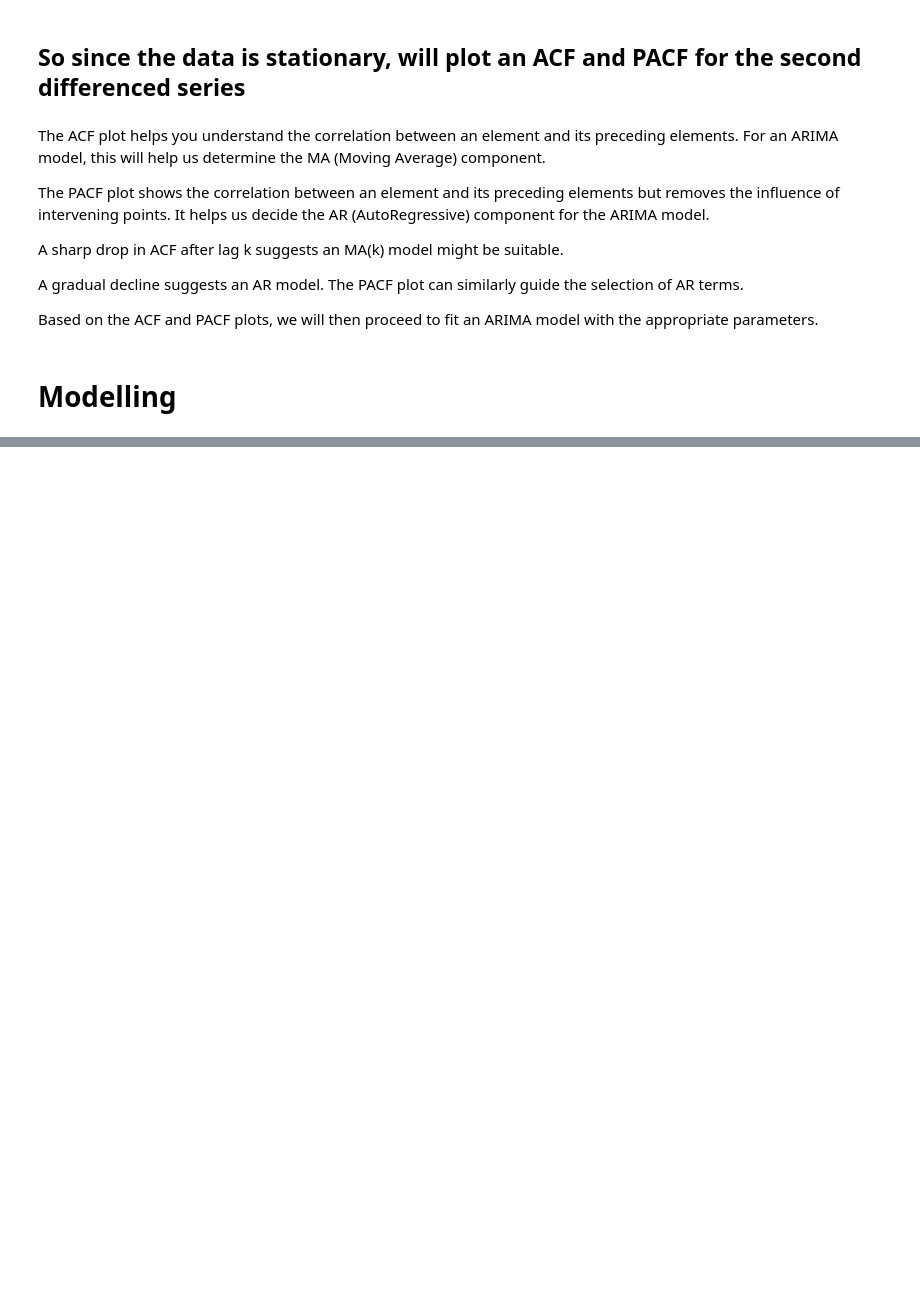
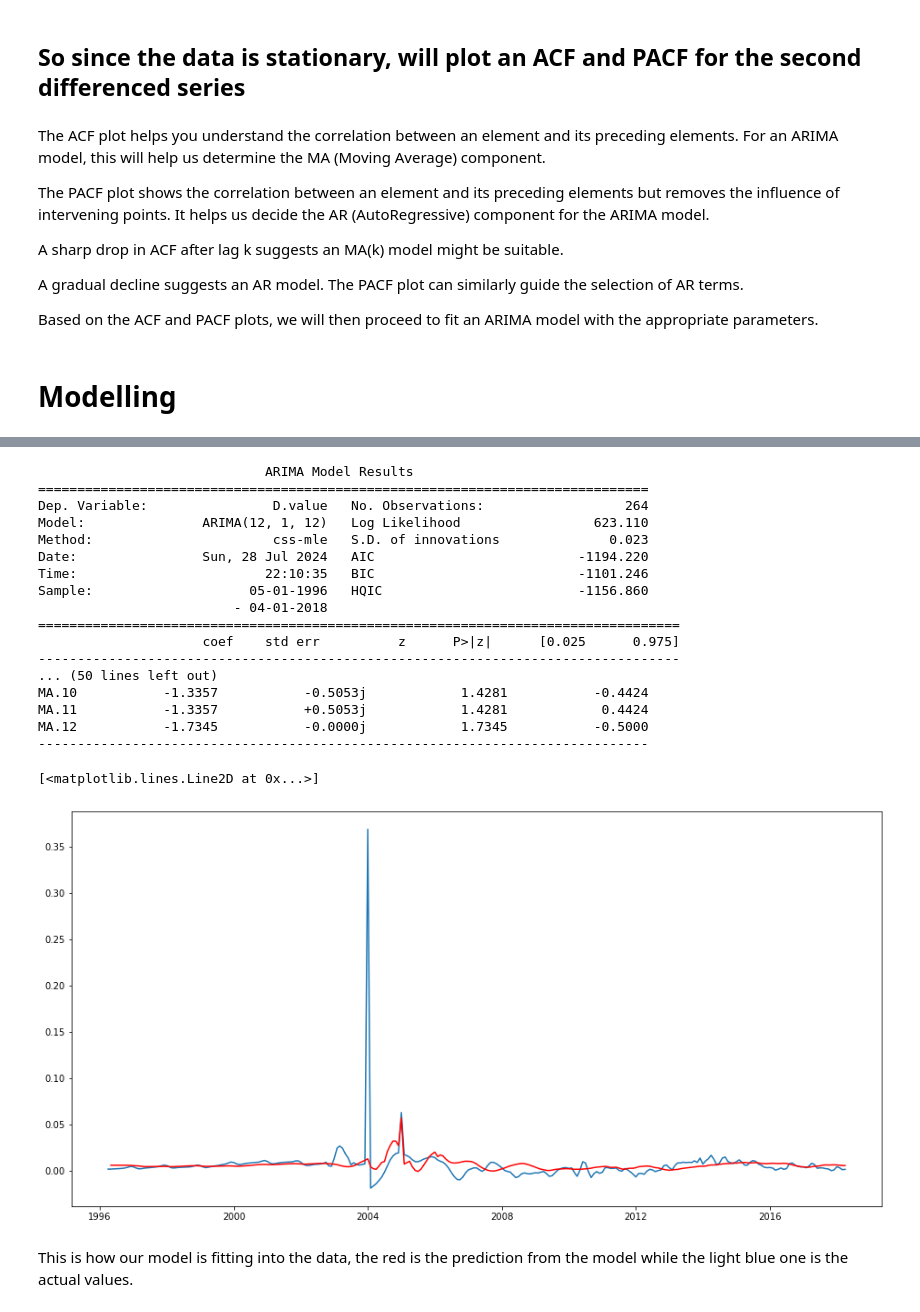
Before and after one commit to Sandrakiptumm/phase-4-group-3-project, a Jupyter notebook: index.ipynb, the cells around one changed output, grey strips where cells are left out. Cells and saved outputs as stored; diff of their text form; code cells hidden in the pictures; blank space fills up the shorter version.

```diff
--- a/index.ipynb
+++ b/index.ipynb
@@ -856,0 +928,30 @@ Based on the ACF and PACF plots, we will then proceed to fit an ARIMA model with
+# %%
+#fitting the model to the trained data
+model = ARIMA(nyc_log, order=(12,1,12)) #for the order we have randomly selected our p,d, q order
+model_fit = model.fit()
+print(model_fit.summary())
+plt.figure(figsize=(16,8))
+plt.plot(nyc_log_diff)
+plt.plot(model_fit.fittedvalues, color='red')
+# %% [output]
+                             ARIMA Model Results
+==============================================================================
+Dep. Variable:                D.value   No. Observations:                  264
+Model:               ARIMA(12, 1, 12)   Log Likelihood                 623.110
+Method:                       css-mle   S.D. of innovations              0.023
+Date:                Sun, 28 Jul 2024   AIC                          -1194.220
+Time:                        22:10:35   BIC                          -1101.246
+Sample:                    05-01-1996   HQIC                         -1156.860
+                         - 04-01-2018
+==================================================================================
+                     coef    std err          z      P>|z|      [0.025      0.975]
+----------------------------------------------------------------------------------
+... (50 lines left out)
+MA.10           -1.3357           -0.5053j            1.4281           -0.4424
+MA.11           -1.3357           +0.5053j            1.4281            0.4424
+MA.12           -1.7345           -0.0000j            1.7345           -0.5000
+------------------------------------------------------------------------------
+[<matplotlib.lines.Line2D at 0x...>]
+[figure, added]
+# %% [markdown]
+This is how our model is fitting into the data, the red is the prediction from the model while the light blue one is the actual values.
```
Also changed, not shown: parts of 22 cells of this notebook.
